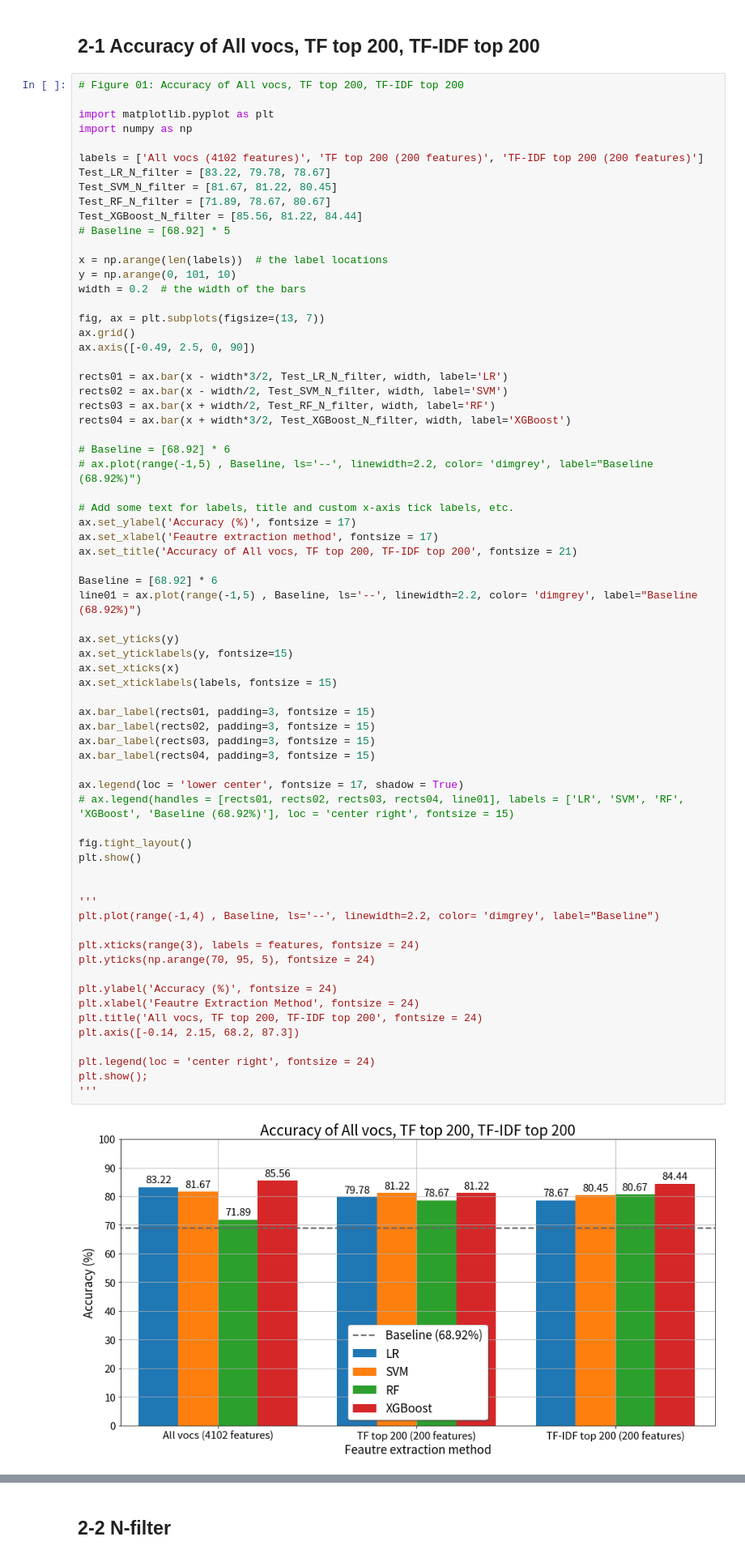
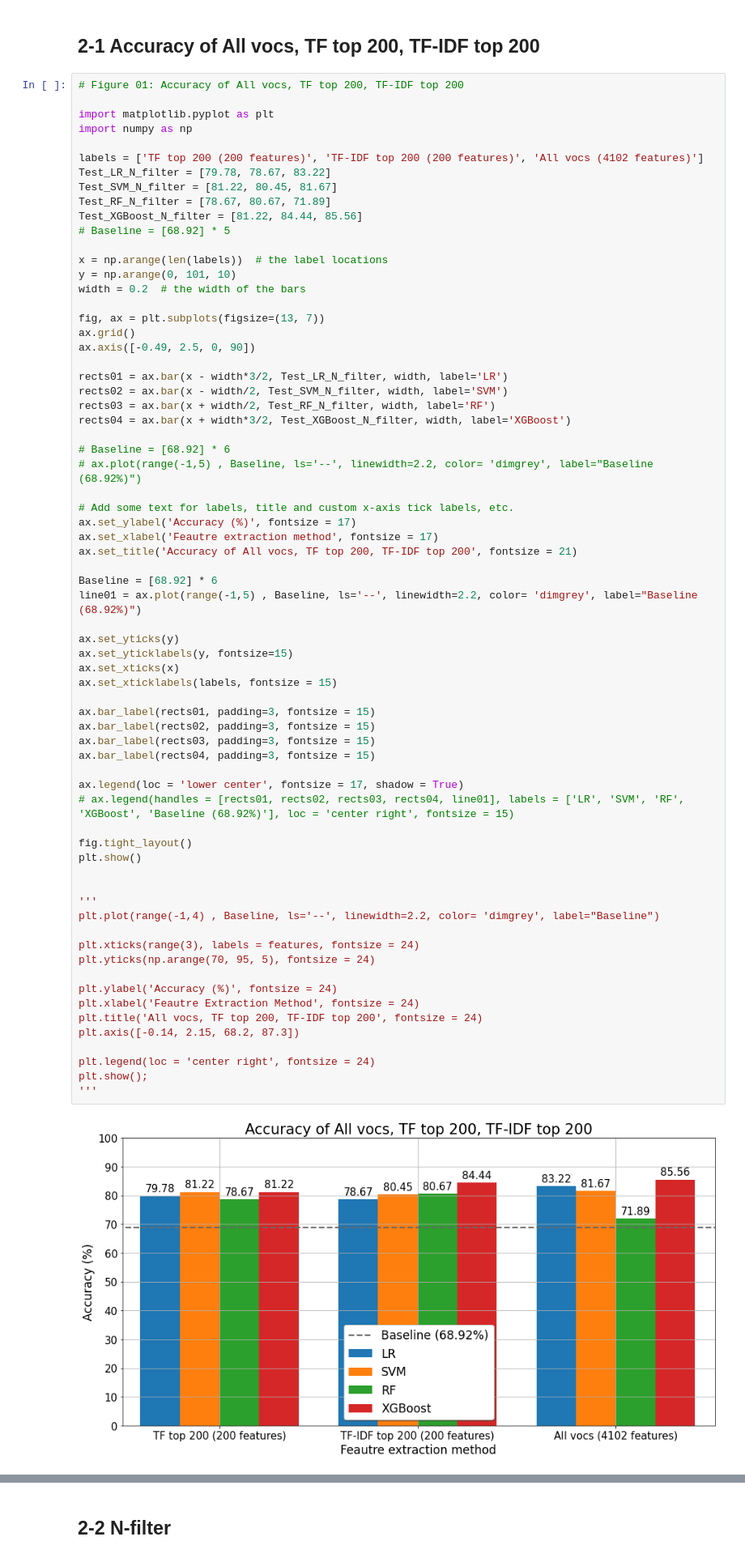
Before and after one commit to yu-cheng-kuo-28/text-mining-on-fomc-minutes, a Jupyter notebook: FOMC_01_py_code/FOMC_13_Plotting.ipynb, the cells around one changed output, grey strips where cells are left out. Shown at 81% size. Saved outputs shown, nothing was run; the diff lists cells and outputs as text.

```diff
--- a/FOMC_01_py_code/FOMC_13_Plotting.ipynb
+++ b/FOMC_01_py_code/FOMC_13_Plotting.ipynb
@@ -71,11 +71,11 @@ plt.show()
 import matplotlib.pyplot as plt
 import numpy as np
 
-labels = ['All vocs (4102 features)', 'TF top 200 (200 features)', 'TF-IDF top 200 (200 features)']
-Test_LR_N_filter = [83.22, 79.78, 78.67]
-Test_SVM_N_filter = [81.67, 81.22, 80.45]
-Test_RF_N_filter = [71.89, 78.67, 80.67]
-Test_XGBoost_N_filter = [85.56, 81.22, 84.44]
+labels = ['TF top 200 (200 features)', 'TF-IDF top 200 (200 features)', 'All vocs (4102 features)']
+Test_LR_N_filter = [79.78, 78.67, 83.22]
+Test_SVM_N_filter = [81.22, 80.45, 81.67]
+Test_RF_N_filter = [78.67, 80.67, 71.89]
+Test_XGBoost_N_filter = [81.22, 84.44, 85.56]
 # Baseline = [68.92] * 5
 
 x = np.arange(len(labels))  # the label locations
@@ -107,34 +107,34 @@ ax.set_yticklabels(y, fontsize=15)
 ax.set_xticks(x)
 ax.set_xticklabels(labels, fontsize = 15)
 
 ax.bar_label(rects01, padding=3, fontsize = 15)
 ax.bar_label(rects02, padding=3, fontsize = 15)
 ax.bar_label(rects03, padding=3, fontsize = 15)
 ax.bar_label(rects04, padding=3, fontsize = 15)
 
 ax.legend(loc = 'lower center', fontsize = 17, shadow = True)
 # ax.legend(handles = [rects01, rects02, rects03, rects04, line01], labels = ['LR', 'SVM', 'RF', 'XGBoost', 'Baseline (68.92%)'], loc = 'center right', fontsize = 15)
 
 fig.tight_layout()
 plt.show()
 
 
 '''
 plt.plot(range(-1,4) , Baseline, ls='--', linewidth=2.2, color= 'dimgrey', label="Baseline")
 
 plt.xticks(range(3), labels = features, fontsize = 24)
 plt.yticks(np.arange(70, 95, 5), fontsize = 24)
 
 plt.ylabel('Accuracy (%)', fontsize = 24)
 plt.xlabel('Feautre Extraction Method', fontsize = 24)
 plt.title('All vocs, TF top 200, TF-IDF top 200', fontsize = 24)
 plt.axis([-0.14, 2.15, 68.2, 87.3])
 
 plt.legend(loc = 'center right', fontsize = 24)
 plt.show();
 '''
 # %% [output]
-[figure, old version]
+[figure, new version]
 '\nplt.plot(range(-1,4) , Baseline, ls=\'--\', linewidth=2.2, color= \'dimgrey\', label="Baseline")  \n\nplt.xticks(range(3), labels = features, fontsize = 24)  \nplt.yticks(np.arange(70, 95, 5), font ...
 # %%
 # Figure 01: Accuracy of All vocs, TF top 200, TF-IDF top 200
```
Also changed, not shown: parts of 8 cells of this notebook.
